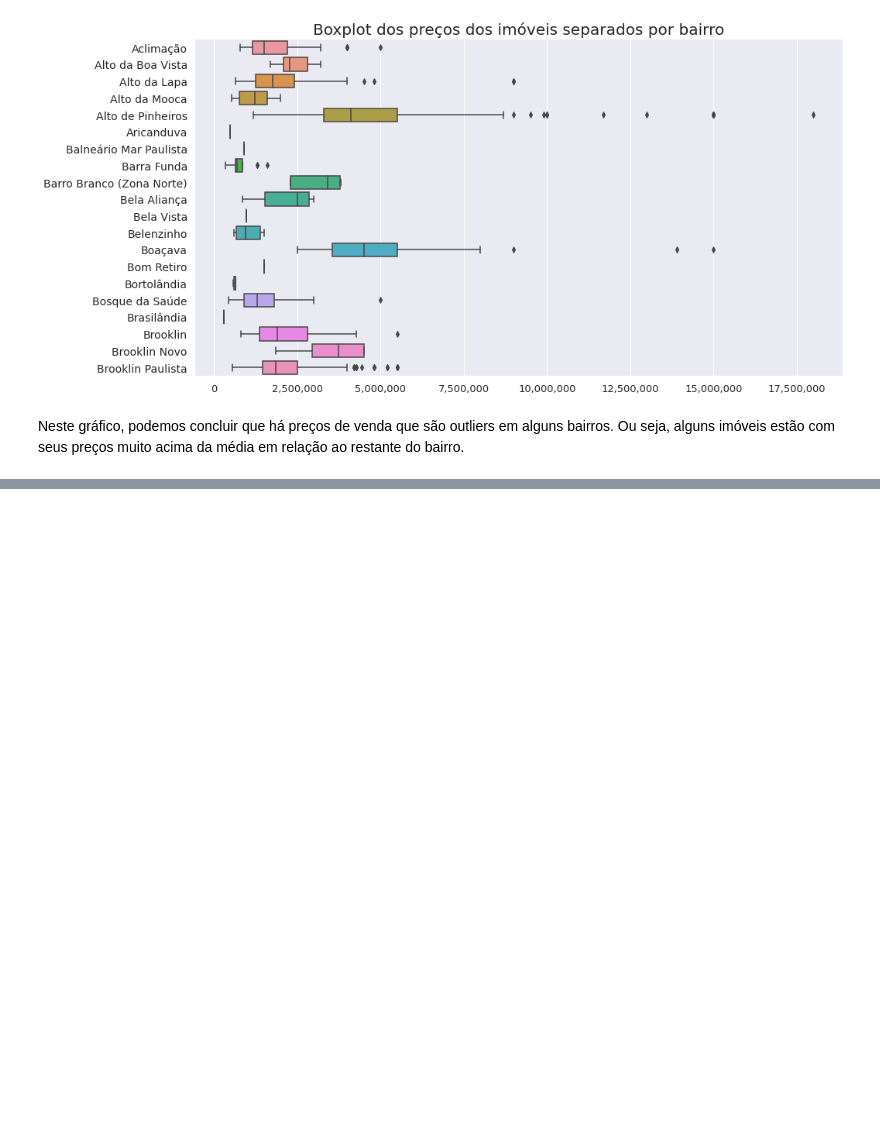
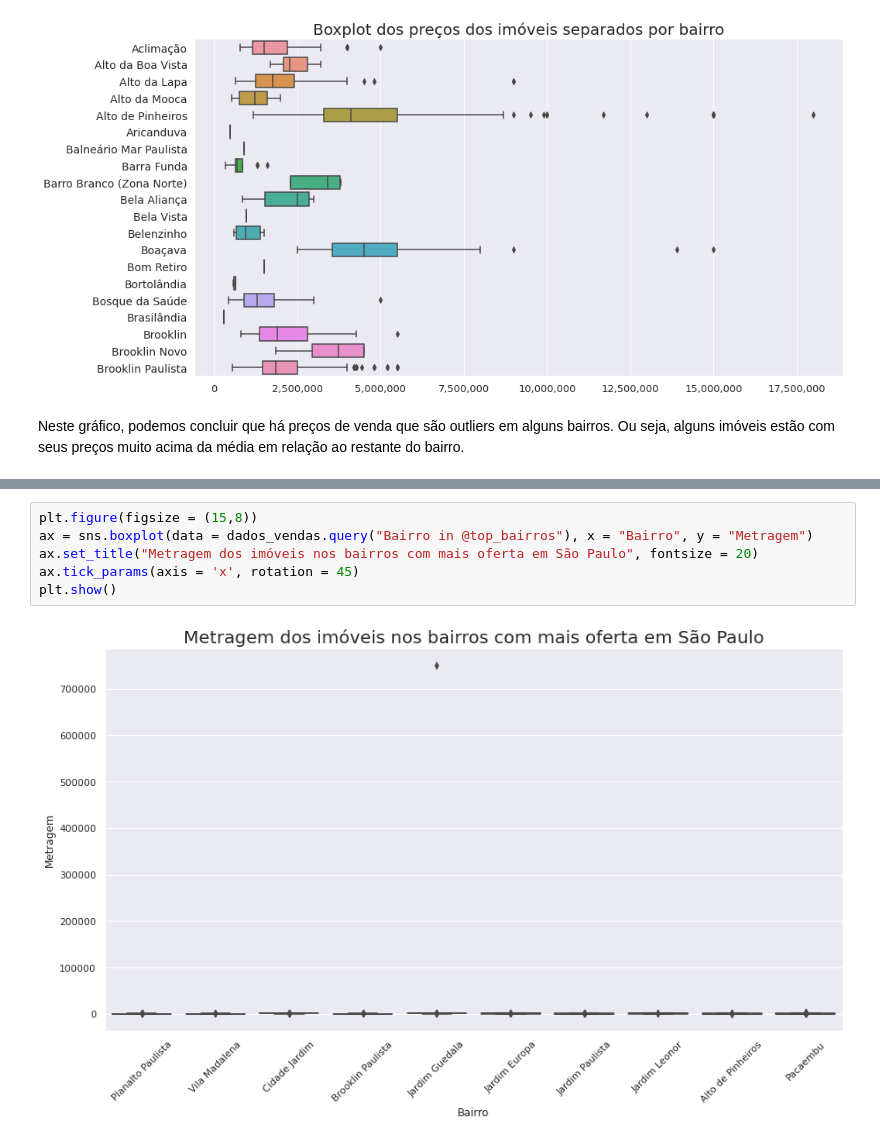
Before and after one commit to Tathy/Pesquisa-Imoveis-SP, a Jupyter notebook: Pesquisa_de_imóveis_em_São_Paulo_Imersão_Dados_Alura.ipynb, the cells around one changed output, grey strips where cells are left out. Saved outputs shown, nothing was run; the diff lists cells and outputs as text; blank space fills up the shorter version.

```diff
--- a/Pesquisa_de_imóveis_em_São_Paulo_Imersão_Dados_Alura.ipynb
+++ b/Pesquisa_de_imóveis_em_São_Paulo_Imersão_Dados_Alura.ipynb
@@ -720,0 +843,8 @@ Neste gráfico, podemos concluir que há preços de venda que são outliers em a
+# %%
+plt.figure(figsize = (15,8))
+ax = sns.boxplot(data = dados_vendas.query("Bairro in @top_bairros"), x = "Bairro", y = "Metragem")
+ax.set_title("Metragem dos imóveis nos bairros com mais oferta em São Paulo", fontsize = 20)
+ax.tick_params(axis = 'x', rotation = 45)
+plt.show()
+# %% [output]
+[figure, added]
```
Also changed, not shown: parts of 32 cells of this notebook, 3 other files.
